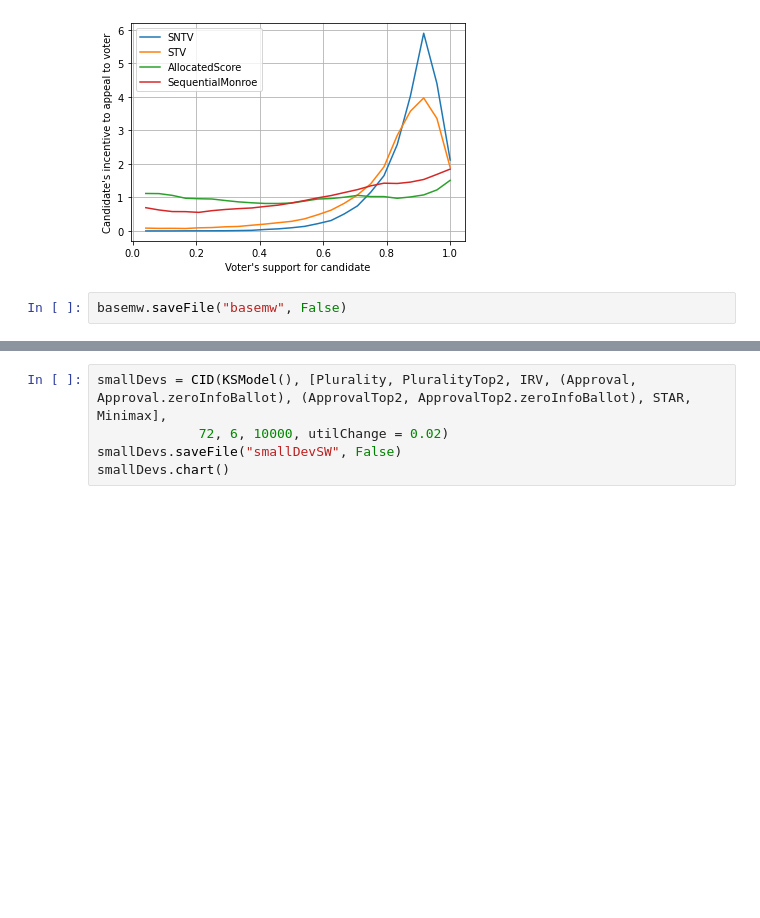
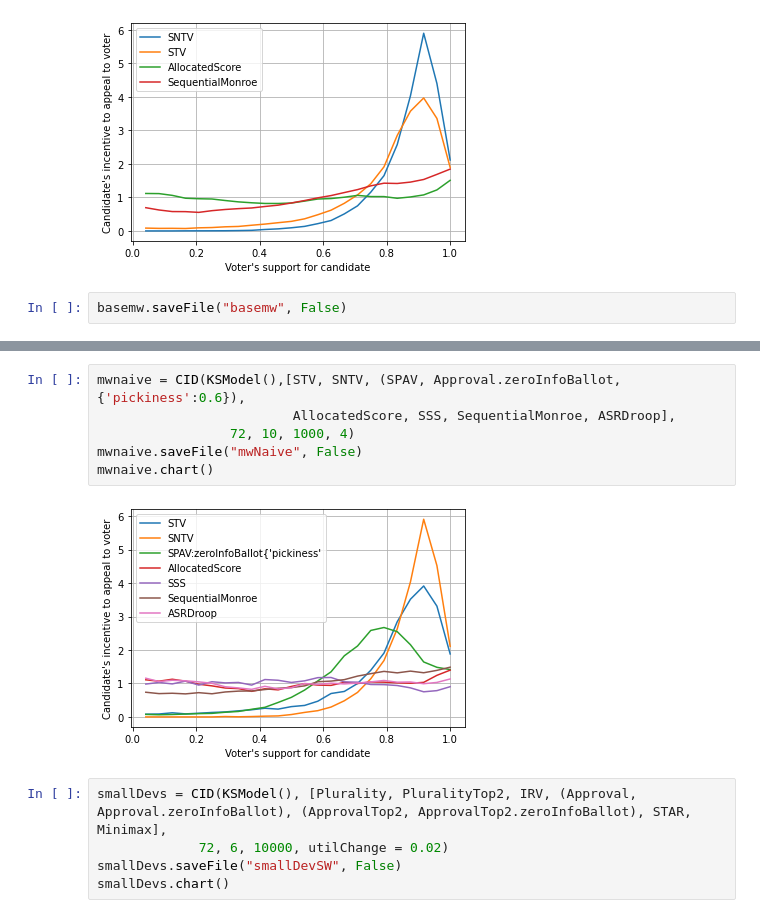
Before and after one commit to electionscience/vse-sim, a Jupyter notebook: CIDresultsgen.ipynb, the cells around one changed output, grey strips where cells are left out. Saved outputs shown, nothing was run; the diff lists cells and outputs as text; blank space fills up the shorter version.

```diff
--- a/CIDresultsgen.ipynb
+++ b/CIDresultsgen.ipynb
@@ -24,3 +35,11 @@ basemw.saveFile("basemw", False)
+# %%
+mwnaive = CID(KSModel(),[STV, SNTV, (SPAV, Approval.zeroInfoBallot, {'pickiness':0.6}),
+                         AllocatedScore, SSS, SequentialMonroe, ASRDroop],
+                 72, 10, 1000, 4)
+mwnaive.saveFile("mwNaive", False)
+mwnaive.chart()
+# %% [output]
+[figure, added]
 # %%
 smallDevs = CID(KSModel(), [Plurality, PluralityTop2, IRV, (Approval, Approval.zeroInfoBallot), (ApprovalTop2, ApprovalTop2.zeroInfoBallot), STAR, Minimax],
              72, 6, 10000, utilChange = 0.02)
```
Also changed, not shown: parts of 7 cells of this notebook, 11 other files.
